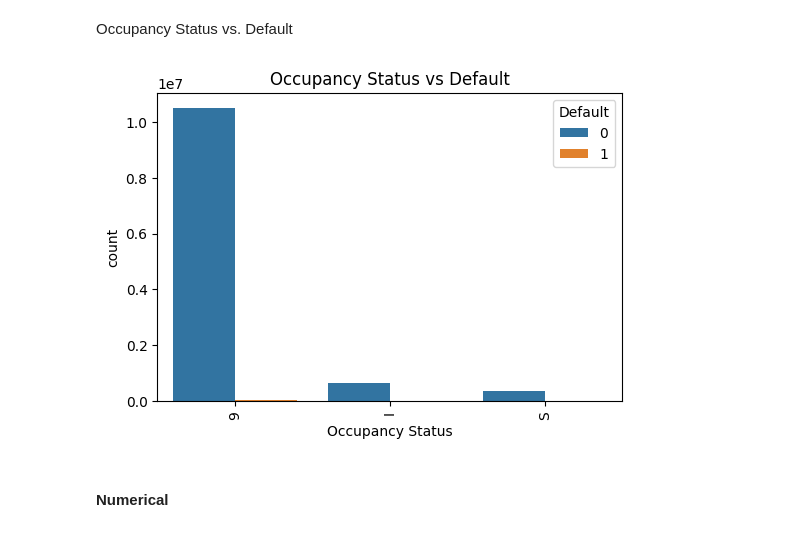
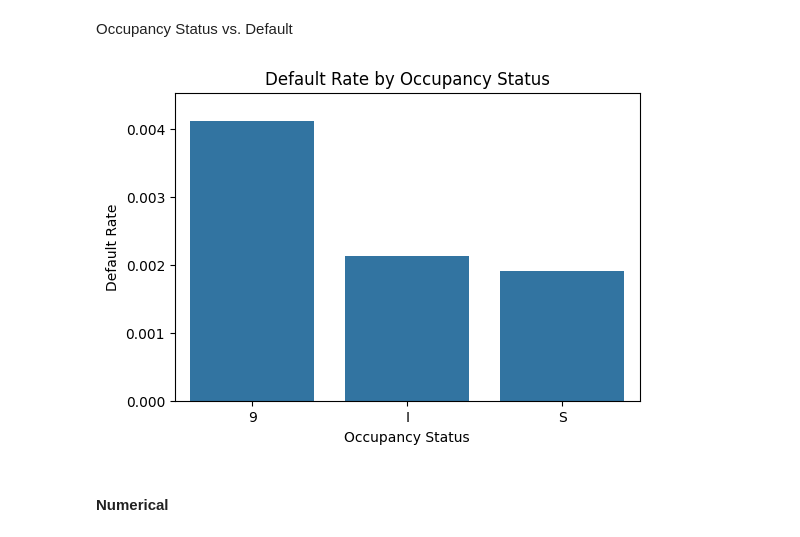
Before and after one commit to JoyWu-302121/Mortgage_Default_Predict, a Jupyter notebook: Code/EDA.ipynb, the cells around one changed output. Saved outputs shown, nothing was run; the diff lists cells and outputs as text; code cells hidden in the pictures.

```diff
--- a/Code/EDA.ipynb
+++ b/Code/EDA.ipynb
@@ -171,18 +171,22 @@ Occupancy Status vs. Default
 # %%
 # Clean Occupancy Status
 df['Occupancy Status'] = df['Occupancy Status'].astype(str).str.strip()
 df['Occupancy Status'] = df['Occupancy Status'].apply(
     lambda x: '9' if x not in ['O', 'S', 'I'] else x
 )
 
-# plot
+# Compute default rate
+default_rate = df.groupby("Occupancy Status")["Default"].mean().reset_index()
+
+# Plot default rate
 plt.figure(figsize=(6, 4))
-sns.countplot(x='Occupancy Status', hue='Default', data=df)
-plt.title('Occupancy Status vs Default')
-plt.xticks(rotation=90)
+sns.barplot(data=default_rate, x="Occupancy Status", y="Default")
+plt.title("Default Rate by Occupancy Status")
+plt.ylabel("Default Rate")
+plt.ylim(0, default_rate["Default"].max() * 1.1)
 plt.show()
 # %% [output]
-[figure, old version]
+[figure, new version]
 # %% [markdown]
 #### Numerical
 # %% [markdown]
```
Also changed, not shown: parts of 4 cells of this notebook, 20 other files.
